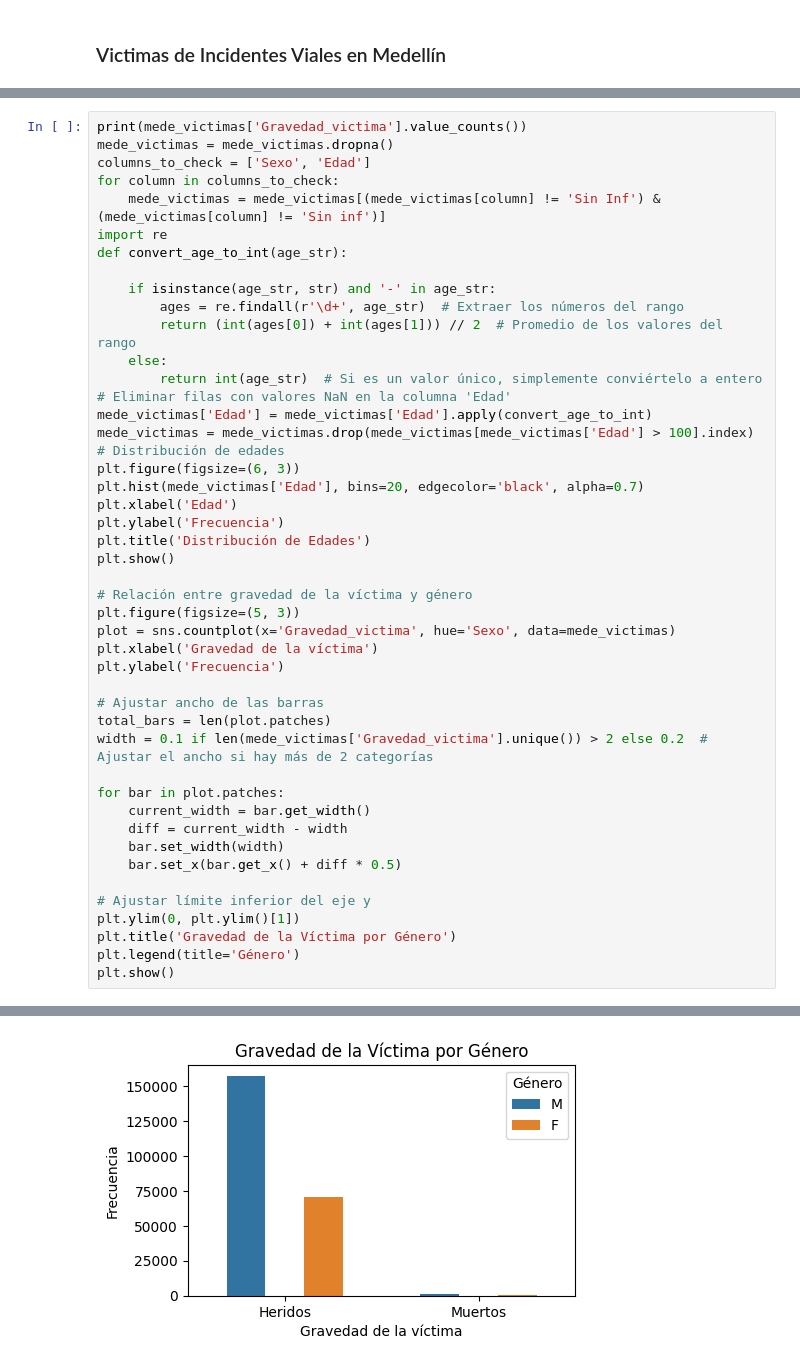
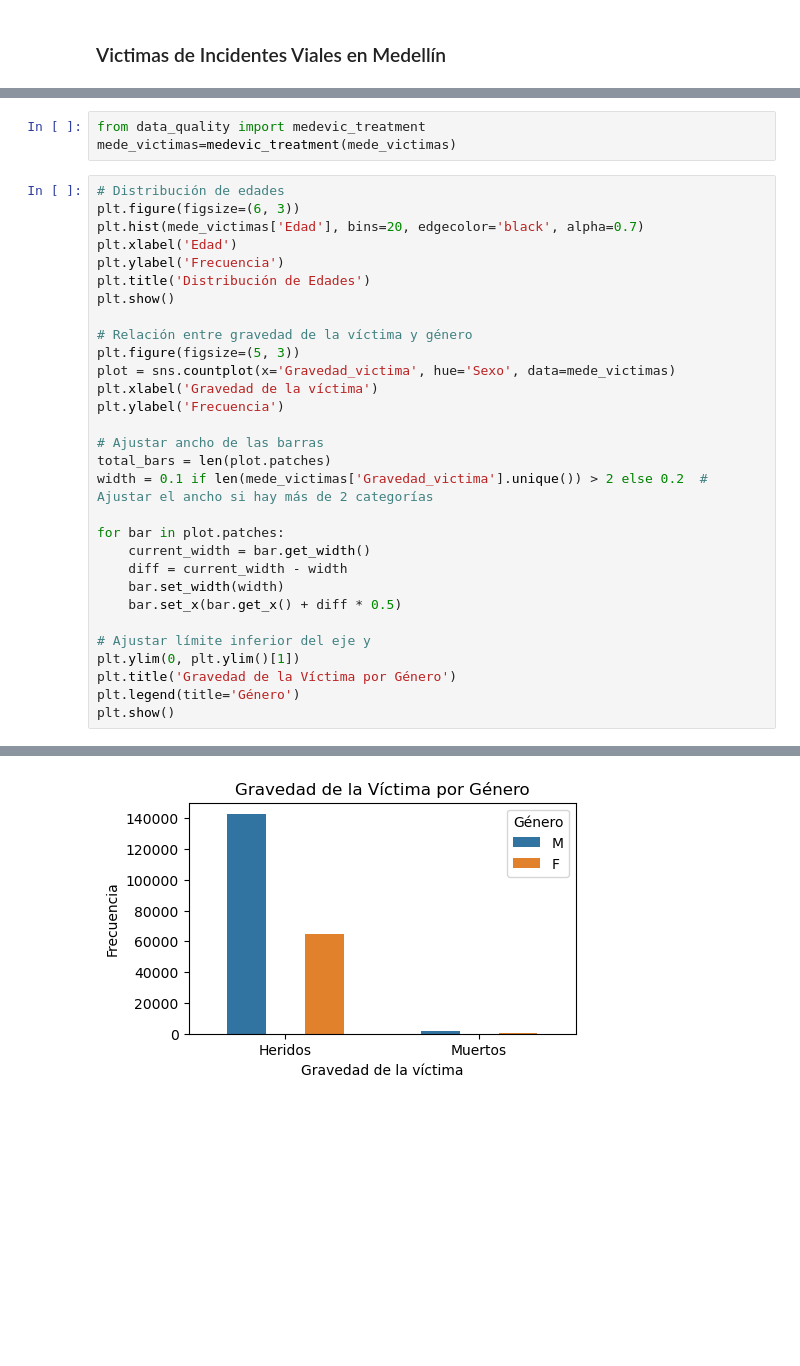
Before and after one commit to SebasMora28/Proyecto_analitica_aplicada, a Jupyter notebook: data_exploration.ipynb, the cells around one changed output, grey strips where cells are left out. Saved outputs shown, nothing was run; the diff lists cells and outputs as text; blank space fills up the shorter version.

Commit message:
Data quality medevictimas 100%

```diff
--- a/data_exploration.ipynb
+++ b/data_exploration.ipynb
@@ -172,20 +152,7 @@ memory usage: 152.0+ MB
+# %%
+from data_quality import medevic_treatment
+mede_victimas=medevic_treatment(mede_victimas)
 # %%
-print(mede_victimas['Gravedad_victima'].value_counts())
-mede_victimas = mede_victimas.dropna()
-columns_to_check = ['Sexo', 'Edad']
-for column in columns_to_check:
-    mede_victimas = mede_victimas[(mede_victimas[column] != 'Sin Inf') & (mede_victimas[column] != 'Sin inf')]
-import re
-def convert_age_to_int(age_str):
-
-    if isinstance(age_str, str) and '-' in age_str:
-        ages = re.findall(r'\d+', age_str)  # Extraer los números del rango
-        return (int(ages[0]) + int(ages[1])) // 2  # Promedio de los valores del rango
-    else:
-        return int(age_str)  # Si es un valor único, simplemente conviértelo a entero
-# Eliminar filas con valores NaN en la columna 'Edad'
-mede_victimas['Edad'] = mede_victimas['Edad'].apply(convert_age_to_int)
-mede_victimas = mede_victimas.drop(mede_victimas[mede_victimas['Edad'] > 100].index)
 # Distribución de edades
 plt.figure(figsize=(6, 3))
 plt.hist(mede_victimas['Edad'], bins=20, edgecolor='black', alpha=0.7)
@@ -224 +187 @@ Name: count, dtype: int64
-[figure, old version]
+[figure, new version]
```
Also changed, not shown: parts of 9 cells of this notebook, 1 other file.
